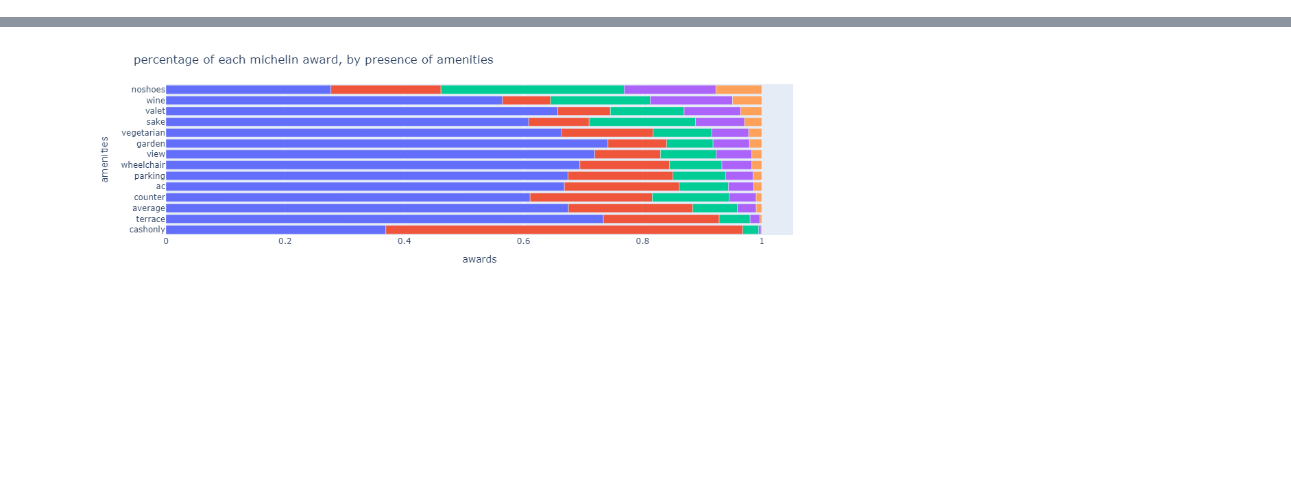
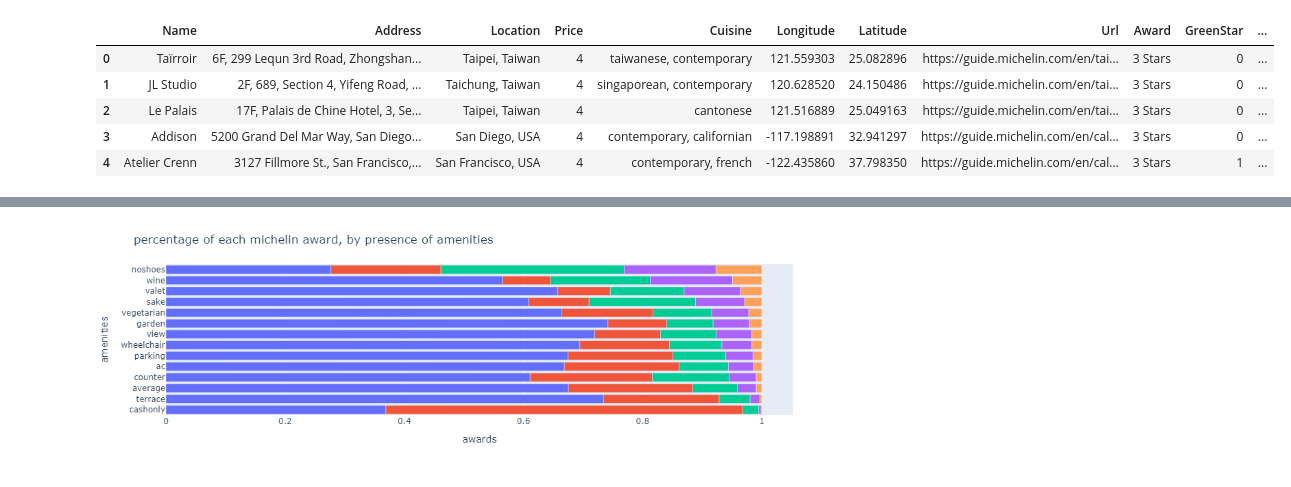
Before and after one commit to ua-chjb/michelin_reviews, a Jupyter notebook: geo_michelin_whiteboard.ipynb, the cells around one changed output, grey strips where cells are left out. Cells and saved outputs as stored; diff of their text form; code cells hidden in the pictures; blank space fills up the shorter version.

```diff
--- a/geo_michelin_whiteboard.ipynb
+++ b/geo_michelin_whiteboard.ipynb
@@ -33,6 +33,15 @@ michelin = pd.read_csv(path)
 # %%
 import warnings
 warnings.filterwarnings("ignore")
+# %%
+michelin[:5]
+# %% [output]
+|  | Name | Address | Location | Price | Cuisine | Longitude | Latitude | Url | Award | GreenStar | ... |
+| 0 | Taïrroir | 6F, 299 Lequn 3rd Road, Zhongshan... | Taipei, Taiwan | 4 | taiwanese, contemporary | 121.559303 | 25.082896 | https://guide.michelin.com/en/tai... | 3 Stars | 0 | ... |
+| 1 | JL Studio | 2F, 689, Section 4, Yifeng Road, ... | Taichung, Taiwan | 4 | singaporean, contemporary | 120.628520 | 24.150486 | https://guide.michelin.com/en/tai... | 3 Stars | 0 | ... |
+| 2 | Le Palais | 17F, Palais de Chine Hotel, 3, Se... | Taipei, Taiwan | 4 | cantonese | 121.516889 | 25.049163 | https://guide.michelin.com/en/tai... | 3 Stars | 0 | ... |
+| 3 | Addison | 5200 Grand Del Mar Way, San Diego... | San Diego, USA | 4 | contemporary, californian | -117.198891 | 32.941297 | https://guide.michelin.com/en/cal... | 3 Stars | 0 | ... |
+| 4 | Atelier Crenn | 3127 Fillmore St., San Francisco,... | San Francisco, USA | 4 | contemporary, french | -122.435860 | 37.798350 | https://guide.michelin.com/en/cal... | 3 Stars | 1 | ... |
 # %%
 fig_H
 # %% [output]
```
Also changed, not shown: parts of 1 cell of this notebook, 5 other files.
